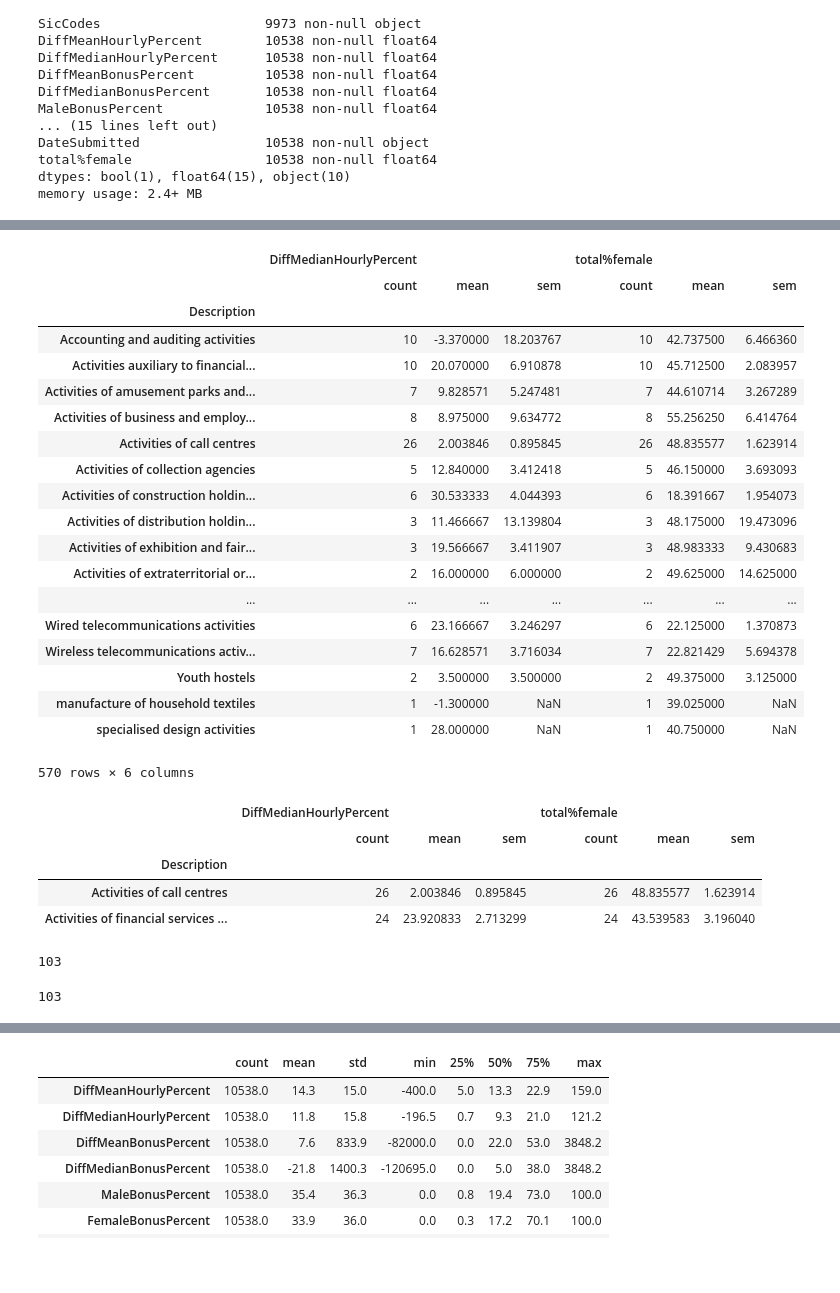
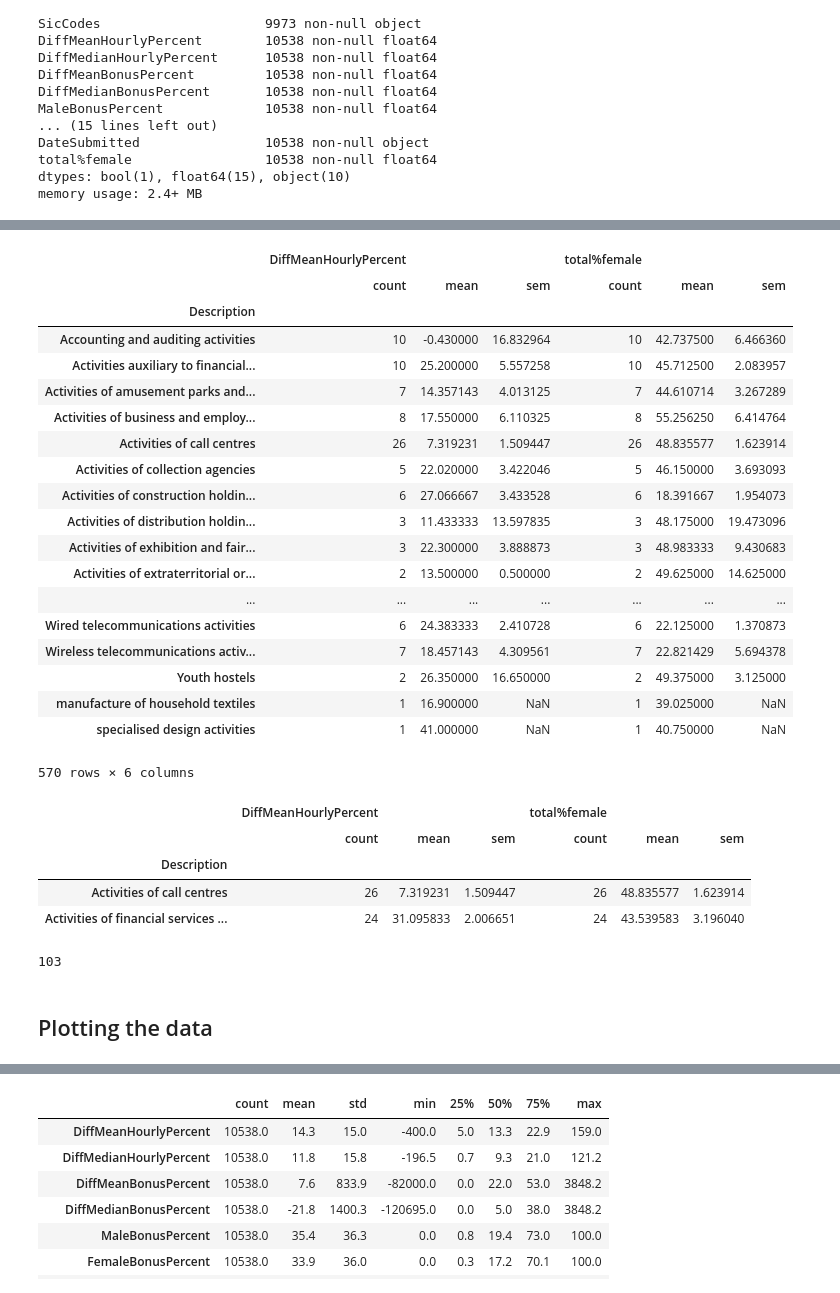
Before and after one commit to dixch/HackTheGap, a Jupyter notebook: HackTheGap/Hack_The_Gap_Master.ipynb, the cells around one changed output, grey strips where cells are left out. Saved outputs shown, nothing was run; the diff lists cells and outputs as text; code cells hidden in the pictures; blank space fills up the shorter version.

```diff
--- a/HackTheGap/Hack_The_Gap_Master.ipynb
+++ b/HackTheGap/Hack_The_Gap_Master.ipynb
@@ -243,35 +242,35 @@ df.sample(1)
 # %%
-industry_summary = df[['DiffMedianHourlyPercent','total%female']].groupby(df['Description']).agg(['count','mean','sem',])
+industry_summary = df[['DiffMeanHourlyPercent','total%female']].groupby(df['Description']).agg(['count','mean','sem'])
 # %%
 industry_summary
 # %% [output]
-|  | DiffMedianHourlyPercent |  |  | total%female |  |  |
+|  | DiffMeanHourlyPercent |  |  | total%female |  |  |
 |  | count | mean | sem | count | mean | sem |
 | Description |  |  |  |  |  |  |
-| Accounting and auditing activities | 10 | -3.370000 | 18.203767 | 10 | 42.737500 | 6.466360 |
-| Activities auxiliary to financial... | 10 | 20.070000 | 6.910878 | 10 | 45.712500 | 2.083957 |
-| Activities of amusement parks and... | 7 | 9.828571 | 5.247481 | 7 | 44.610714 | 3.267289 |
-| Activities of business and employ... | 8 | 8.975000 | 9.634772 | 8 | 55.256250 | 6.414764 |
-| Activities of call centres | 26 | 2.003846 | 0.895845 | 26 | 48.835577 | 1.623914 |
-| Activities of collection agencies | 5 | 12.840000 | 3.412418 | 5 | 46.150000 | 3.693093 |
-| Activities of construction holdin... | 6 | 30.533333 | 4.044393 | 6 | 18.391667 | 1.954073 |
-| Activities of distribution holdin... | 3 | 11.466667 | 13.139804 | 3 | 48.175000 | 19.473096 |
-| Activities of exhibition and fair... | 3 | 19.566667 | 3.411907 | 3 | 48.983333 | 9.430683 |
-| Activities of extraterritorial or... | 2 | 16.000000 | 6.000000 | 2 | 49.625000 | 14.625000 |
+| Accounting and auditing activities | 10 | -0.430000 | 16.832964 | 10 | 42.737500 | 6.466360 |
+| Activities auxiliary to financial... | 10 | 25.200000 | 5.557258 | 10 | 45.712500 | 2.083957 |
+| Activities of amusement parks and... | 7 | 14.357143 | 4.013125 | 7 | 44.610714 | 3.267289 |
+| Activities of business and employ... | 8 | 17.550000 | 6.110325 | 8 | 55.256250 | 6.414764 |
+| Activities of call centres | 26 | 7.319231 | 1.509447 | 26 | 48.835577 | 1.623914 |
+| Activities of collection agencies | 5 | 22.020000 | 3.422046 | 5 | 46.150000 | 3.693093 |
+| Activities of construction holdin... | 6 | 27.066667 | 3.433528 | 6 | 18.391667 | 1.954073 |
+| Activities of distribution holdin... | 3 | 11.433333 | 13.597835 | 3 | 48.175000 | 19.473096 |
+| Activities of exhibition and fair... | 3 | 22.300000 | 3.888873 | 3 | 48.983333 | 9.430683 |
+| Activities of extraterritorial or... | 2 | 13.500000 | 0.500000 | 2 | 49.625000 | 14.625000 |
 | ... | ... | ... | ... | ... | ... | ... |
-| Wired telecommunications activities | 6 | 23.166667 | 3.246297 | 6 | 22.125000 | 1.370873 |
-| Wireless telecommunications activ... | 7 | 16.628571 | 3.716034 | 7 | 22.821429 | 5.694378 |
-| Youth hostels | 2 | 3.500000 | 3.500000 | 2 | 49.375000 | 3.125000 |
-| manufacture of household textiles | 1 | -1.300000 | NaN | 1 | 39.025000 | NaN |
-| specialised design activities | 1 | 28.000000 | NaN | 1 | 40.750000 | NaN |
+| Wired telecommunications activities | 6 | 24.383333 | 2.410728 | 6 | 22.125000 | 1.370873 |
+| Wireless telecommunications activ... | 7 | 18.457143 | 4.309561 | 7 | 22.821429 | 5.694378 |
+| Youth hostels | 2 | 26.350000 | 16.650000 | 2 | 49.375000 | 3.125000 |
+| manufacture of household textiles | 1 | 16.900000 | NaN | 1 | 39.025000 | NaN |
+| specialised design activities | 1 | 41.000000 | NaN | 1 | 40.750000 | NaN |
 570 rows × 6 columns
 # %%
-to_plot = industry_summary.loc[industry_summary['DiffMedianHourlyPercent','count'] > 20]
+to_plot = industry_summary.loc[industry_summary['DiffMeanHourlyPercent','count'] > 20]
 to_plot.head(2)
 # %% [output]
-|  | DiffMedianHourlyPercent |  |  | total%female |  |  |
+|  | DiffMeanHourlyPercent |  |  | total%female |  |  |
 |  | count | mean | sem | count | mean | sem |
 | Description |  |  |  |  |  |  |
-| Activities of call centres | 26 | 2.003846 | 0.895845 | 26 | 48.835577 | 1.623914 |
-| Activities of financial services ... | 24 | 23.920833 | 2.713299 | 24 | 43.539583 | 3.196040 |
+| Activities of call centres | 26 | 7.319231 | 1.509447 | 26 | 48.835577 | 1.623914 |
+| Activities of financial services ... | 24 | 31.095833 | 2.006651 | 24 | 43.539583 | 3.196040 |
 # %%
@@ -279,8 +278,6 @@ len(to_plot.index)
 # %% [output]
 103
-# %%
-len(to_plot['DiffMedianHourlyPercent','mean'])
-# %% [output]
-103
+# %% [markdown]
+## Plotting the data
 # %%
 xdata = to_plot['total%female','mean']
```
Also changed, not shown: parts of 21 cells of this notebook, 1 other file.
